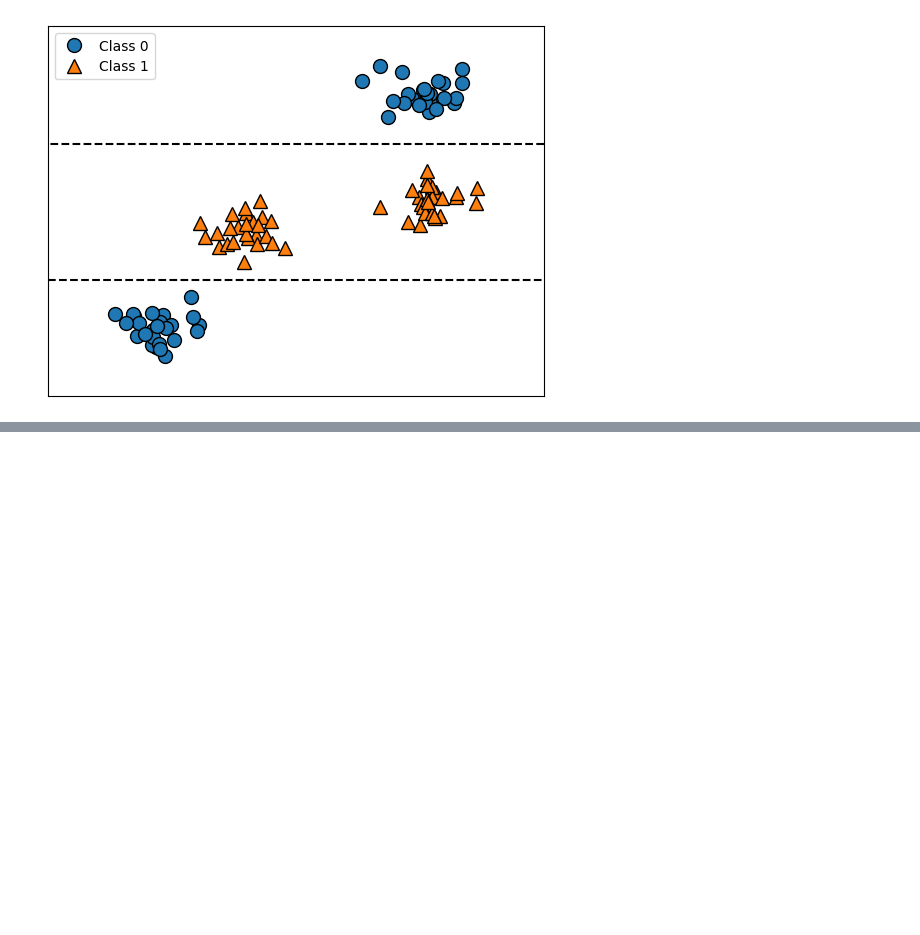
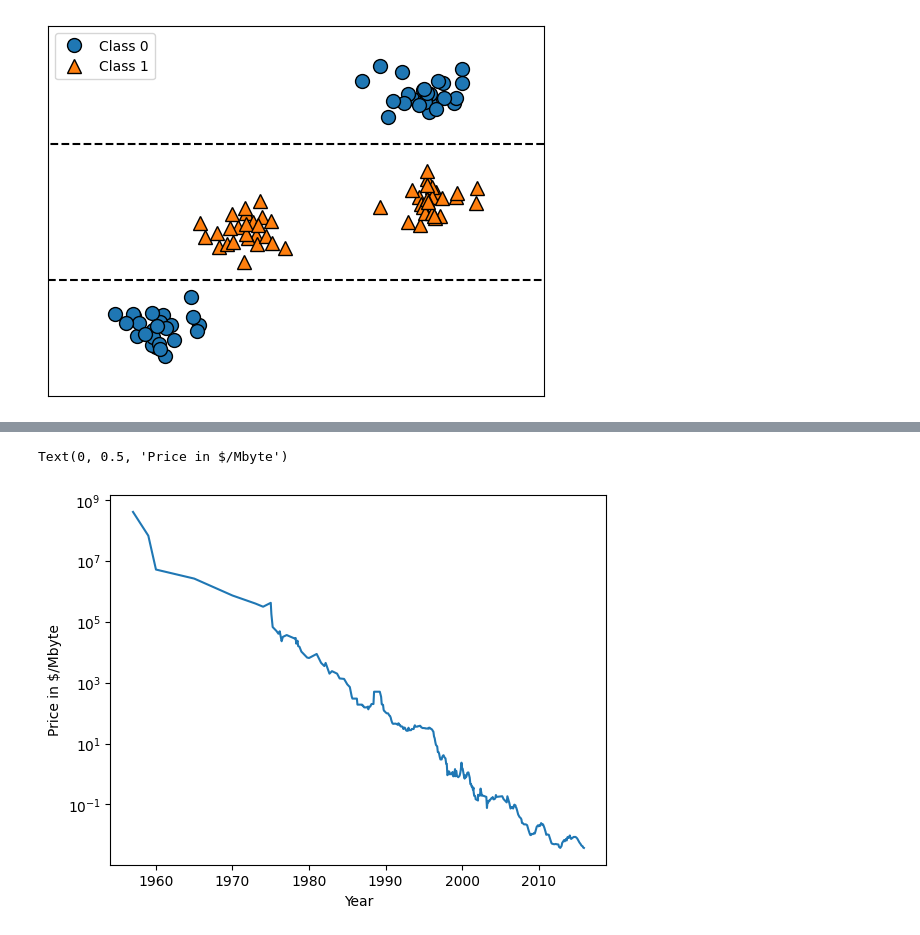
Before and after one commit to 550tealeaves/DATA71200_sum2024_550, a Jupyter notebook: Supervised_learning_revised.ipynb, the cells around one changed output, grey strips where cells are left out. Drawn from its saved outputs; the diff is of its cells as text; code cells hidden in the pictures; blank space fills up the shorter version.

```diff
--- a/Supervised_learning_revised.ipynb
+++ b/Supervised_learning_revised.ipynb
@@ -1142,0 +1152,13 @@ Feature importances: [0. 1.]
+# %%
+import os
+#upload dataset of historical computer memory prices
+ram_prices = pd.read_csv(os.path.join(mglearn.datasets.DATA_PATH, "ram_price.csv"))
+
+#plot date & price features
+plt.semilogy(ram_prices.date, ram_prices.price)
+#add axes labels
+plt.xlabel("Year")
+plt.ylabel("Price in $/Mbyte")
+# %% [output]
+Text(0, 0.5, 'Price in $/Mbyte')
+[figure, added]
```
Also changed, not shown: parts of 8 cells of this notebook.
